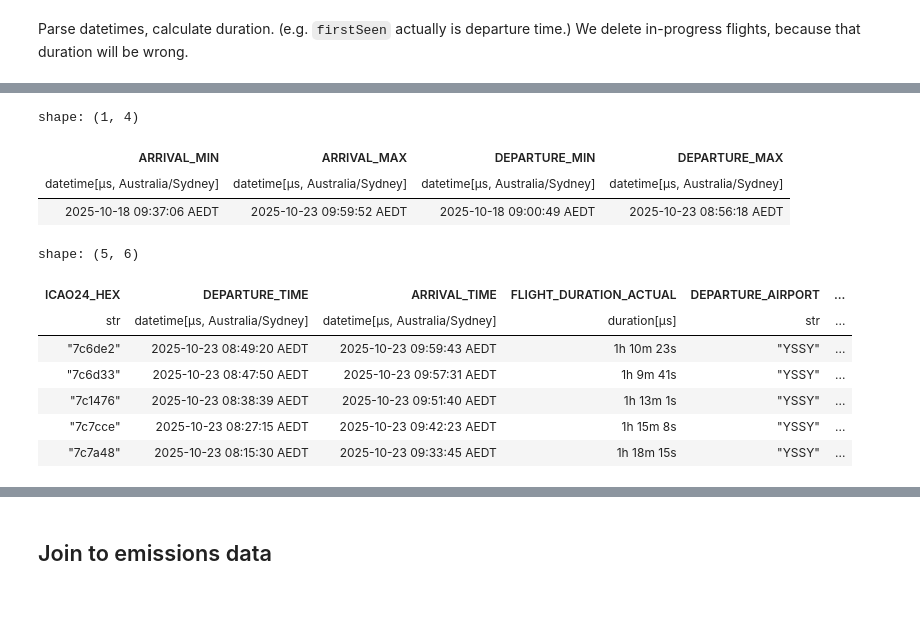
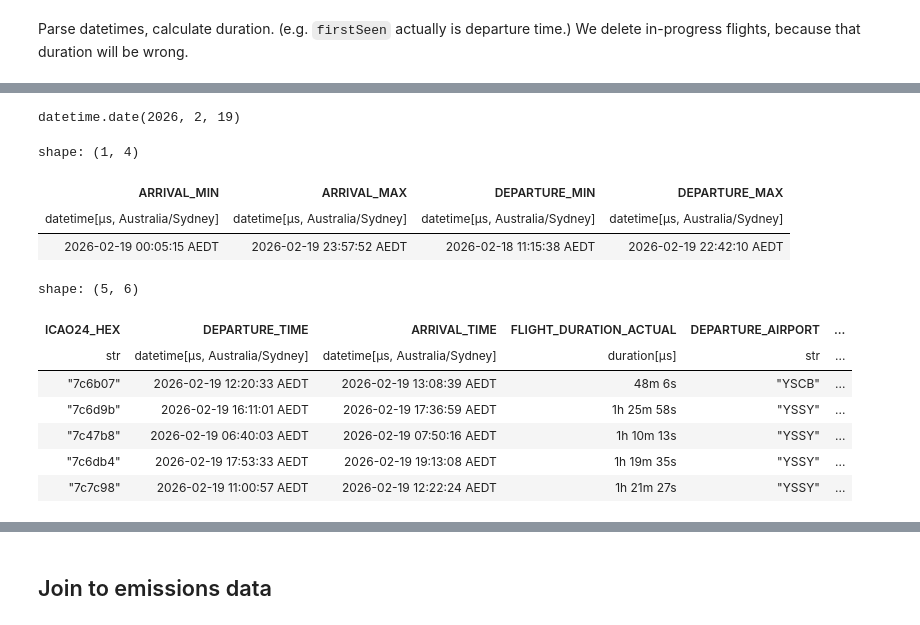
Before and after one commit to mdavis-xyz/melb-syd-flight-emissions, a Jupyter notebook: 01-get-data.ipynb, the cells around one changed output, grey strips where cells are left out. Saved outputs shown, nothing was run; the diff lists cells and outputs as text; code cells hidden in the pictures.

```diff
--- a/01-get-data.ipynb
+++ b/01-get-data.ipynb
@@ -147,7 +177,6 @@ We delete in-progress flights, because that duration will be wrong.
 flights = (
     pl.scan_parquet(os.path.join(data_dir, "api_raw.parquet"))
     .filter(pl.col("estArrivalAirport").is_not_null())
-    .filter(pl.col("estArrivalAirport") != pl.col("estDepartureAirport"))
     .with_columns(
         (pl.col("firstSeen") * us_per_s).cast(
             pl.Datetime()
@@ -167,6 +196,7 @@ flights = (
         pl.col("estDepartureAirport").alias("DEPARTURE_AIRPORT"),
         pl.col("estArrivalAirport").alias("ARRIVAL_AIRPORT"),
     )
+    .unique() # duplicates exist because of overlapping windows earlier
 )
 flights.head().collect()
 # %% [output]
@@ -181,3 +241,26 @@ shape: (5, 6)
+# %%
+# find a date which doesn't have a gap
+_date = (
+    flights
+    .with_columns(
+        pl.col("ARRIVAL_TIME").dt.hour().alias("HOUR"),
+        pl.col("ARRIVAL_TIME").dt.date().alias("DATE")
+    )
+    .filter(pl.col("DATE") < pl.col("DATE").max())
+    .filter(pl.col("DATE") > pl.col("DATE").min())
+    .group_by("DATE", "HOUR")
+    .len("COUNT")
+    .group_by("DATE")
+    .agg(pl.col("COUNT").is_not_null().all().alias("COMPLETE"))
+    .select(pl.col("DATE").min())
+    .collect()
+    .item()
+)
+_date
+# %% [output]
+datetime.date(2026, 2, 19)
+# %%
+flights = flights.filter(pl.col("ARRIVAL_TIME").dt.date() == _date)
 # %%
 (
     flights
@@ -193,35 +276,33 @@ shape: (5, 6)
 shape: (1, 4)
 | ARRIVAL_MIN | ARRIVAL_MAX | DEPARTURE_MIN | DEPARTURE_MAX |
 | datetime[μs, Australia/Sydney] | datetime[μs, Australia/Sydney] | datetime[μs, Australia/Sydney] | datetime[μs, Australia/Sydney] |
-| 2025-10-18 09:37:06 AEDT | 2025-10-23 09:59:52 AEDT | 2025-10-18 09:00:49 AEDT | 2025-10-23 08:56:18 AEDT |
+| 2026-02-19 00:05:15 AEDT | 2026-02-19 23:57:52 AEDT | 2026-02-18 11:15:38 AEDT | 2026-02-19 22:42:10 AEDT |
 # %%
-# filter to flights between Melbourne and Sydney
+# filter to flights between Melbourne, Sydney, Canberra
+# (raw data is departures from these, to anywhere. Filter to these too.)
 # and during the time window (API might return extra)
 flights = (
     flights
     .filter(
-        pl.any_horizontal(
-            (pl.col("DEPARTURE_AIRPORT") == pl.lit(airport_id))
-            &
-            (pl.col("ARRIVAL_AIRPORT") == pl.lit(other_airport_id)),
-            (pl.col("DEPARTURE_AIRPORT") == pl.lit(other_airport_id))
-            &
-            (pl.col("ARRIVAL_AIRPORT") == pl.lit(airport_id))
+        pl.all_horizontal(
+            pl.col("DEPARTURE_AIRPORT").is_in(airport_ids),
+            pl.col("ARRIVAL_AIRPORT").is_in(airport_ids),
+            pl.col("DEPARTURE_AIRPORT") != pl.col("ARRIVAL_AIRPORT"),
         )
     )
     # .filter(pl.col("DEPARTURE_TIME") >= time_start)
     # .filter(pl.col("ARRIVAL_TIME") >= time_end)
 )
 flights.head().collect()
 # %% [output]
 shape: (5, 6)
 | ICAO24_HEX | DEPARTURE_TIME | ARRIVAL_TIME | FLIGHT_DURATION_ACTUAL | DEPARTURE_AIRPORT | ... |
 | str | datetime[μs, Australia/Sydney] | datetime[μs, Australia/Sydney] | duration[μs] | str | ... |
-| "7c6de2" | 2025-10-23 08:49:20 AEDT | 2025-10-23 09:59:43 AEDT | 1h 10m 23s | "YSSY" | ... |
-| "7c6d33" | 2025-10-23 08:47:50 AEDT | 2025-10-23 09:57:31 AEDT | 1h 9m 41s | "YSSY" | ... |
-| "7c1476" | 2025-10-23 08:38:39 AEDT | 2025-10-23 09:51:40 AEDT | 1h 13m 1s | "YSSY" | ... |
-| "7c7cce" | 2025-10-23 08:27:15 AEDT | 2025-10-23 09:42:23 AEDT | 1h 15m 8s | "YSSY" | ... |
-| "7c7a48" | 2025-10-23 08:15:30 AEDT | 2025-10-23 09:33:45 AEDT | 1h 18m 15s | "YSSY" | ... |
+| "7c6b07" | 2026-02-19 12:20:33 AEDT | 2026-02-19 13:08:39 AEDT | 48m 6s | "YSCB" | ... |
+| "7c6d9b" | 2026-02-19 16:11:01 AEDT | 2026-02-19 17:36:59 AEDT | 1h 25m 58s | "YSSY" | ... |
+| "7c47b8" | 2026-02-19 06:40:03 AEDT | 2026-02-19 07:50:16 AEDT | 1h 10m 13s | "YSSY" | ... |
+| "7c6db4" | 2026-02-19 17:53:33 AEDT | 2026-02-19 19:13:08 AEDT | 1h 19m 35s | "YSSY" | ... |
+| "7c7c98" | 2026-02-19 11:00:57 AEDT | 2026-02-19 12:22:24 AEDT | 1h 21m 27s | "YSSY" | ... |
 # %%
 flights.select("DEPARTURE_AIRPORT", "ARRIVAL_AIRPORT").unique().head().collect()
 # %% [output]
```
Also changed, not shown: parts of 28 cells of this notebook, 3 other files.
